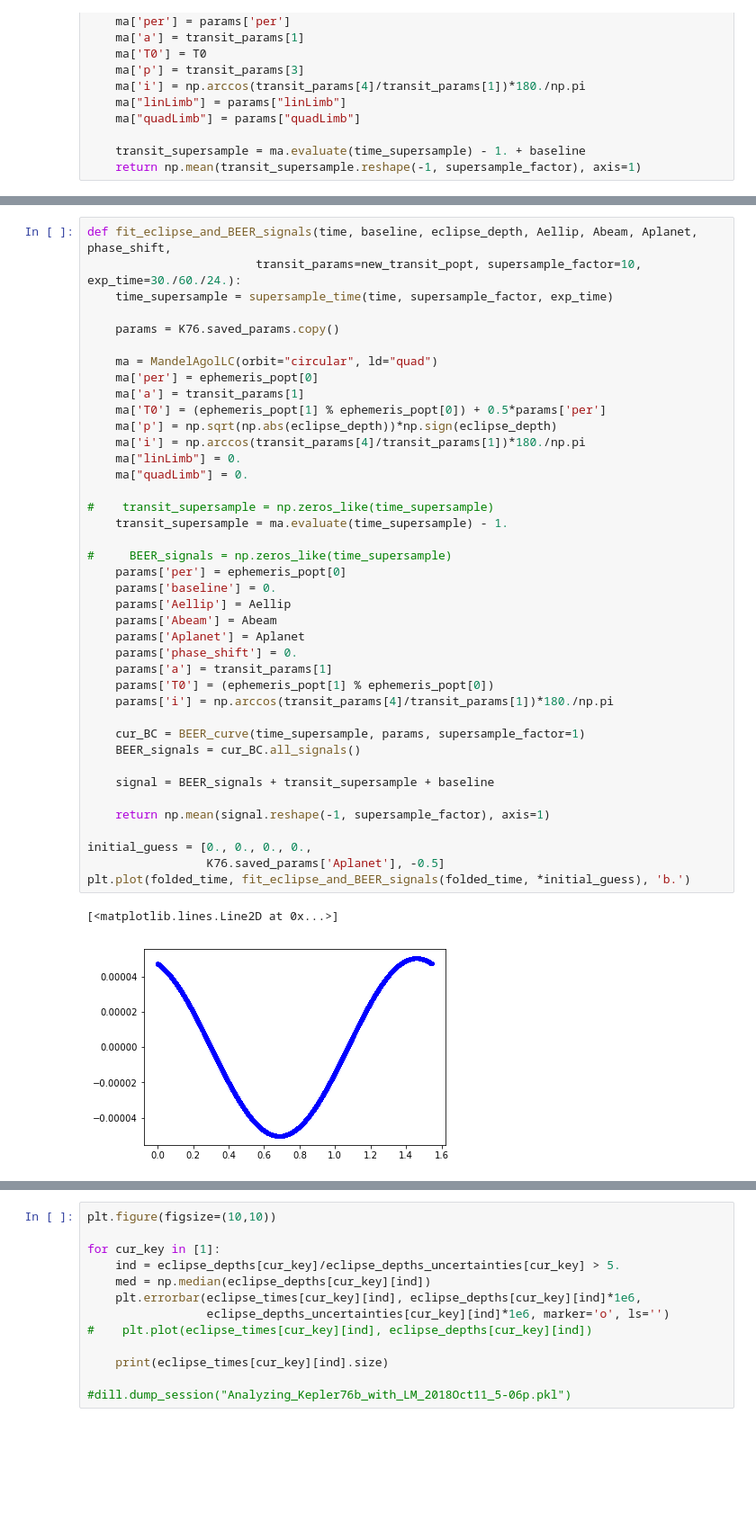
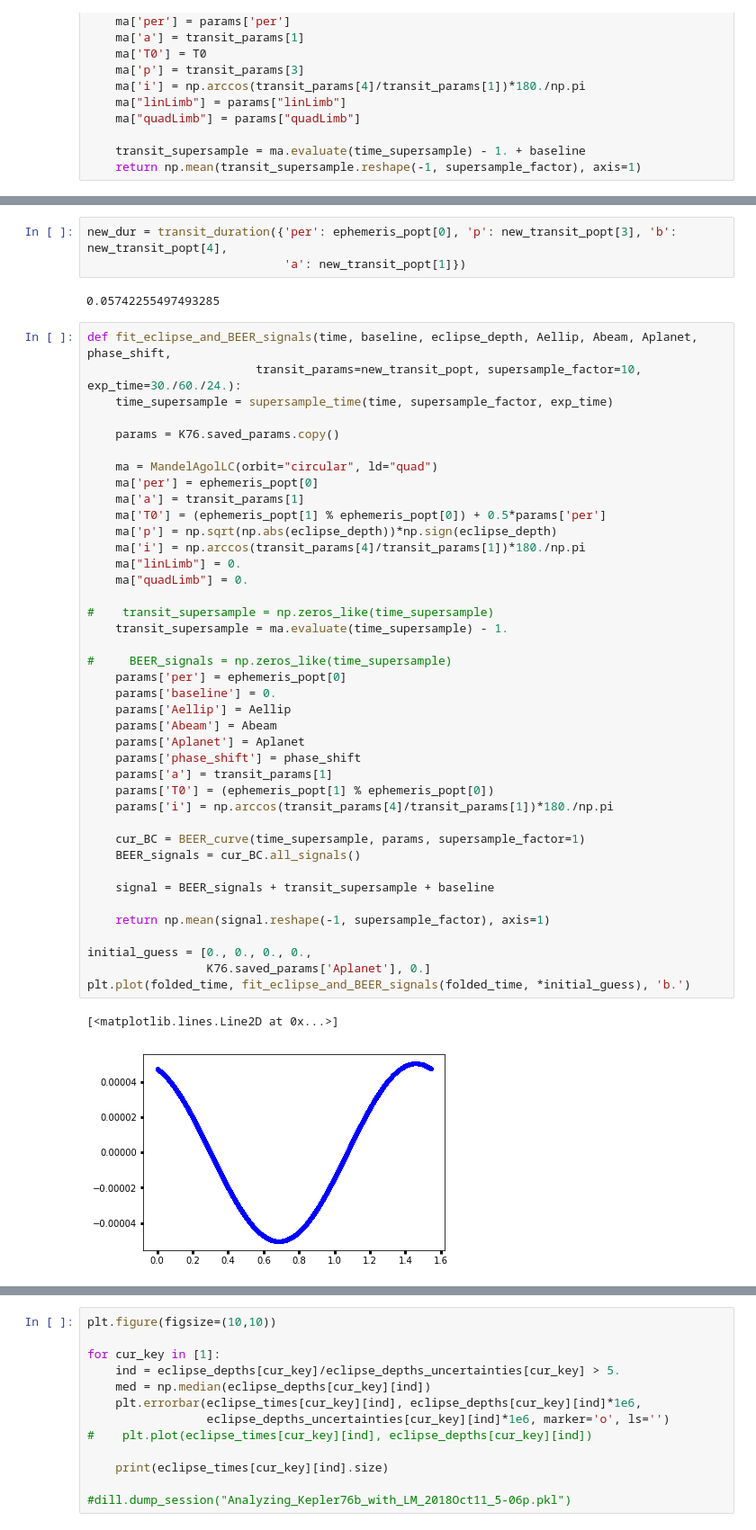
Before and after one commit to BoiseStatePlanetary/Searching-for-Variability-in-Eclipses-in-the-Kepler-Dataset, a Jupyter notebook: code/Analyzing_Kepler76b_with_LM.ipynb, the cells around one changed output, grey strips where cells are left out. Shown at 90% size. Cells and saved outputs as stored; diff of their text form; blank space fills up the shorter version.

```diff
--- a/code/Analyzing_Kepler76b_with_LM.ipynb
+++ b/code/Analyzing_Kepler76b_with_LM.ipynb
@@ -254,3 +271,8 @@ plt.plot(time, fit_transit(time, *new_transit_popt), 'r.')
+# %%
+new_dur = transit_duration({'per': ephemeris_popt[0], 'p': new_transit_popt[3], 'b': new_transit_popt[4],
+                            'a': new_transit_popt[1]})
+# %% [output]
+0.05742255497493285
 # %%
 def fit_eclipse_and_BEER_signals(time, baseline, eclipse_depth, Aellip, Abeam, Aplanet, phase_shift,
                         transit_params=new_transit_popt, supersample_factor=10, exp_time=30./60./24.):
@@ -264,33 +286,33 @@ def fit_eclipse_and_BEER_signals(time, baseline, eclipse_depth, Aellip, Abeam, A
     ma['T0'] = (ephemeris_popt[1] % ephemeris_popt[0]) + 0.5*params['per']
     ma['p'] = np.sqrt(np.abs(eclipse_depth))*np.sign(eclipse_depth)
     ma['i'] = np.arccos(transit_params[4]/transit_params[1])*180./np.pi
     ma["linLimb"] = 0.
     ma["quadLimb"] = 0.
 
 #    transit_supersample = np.zeros_like(time_supersample)
     transit_supersample = ma.evaluate(time_supersample) - 1.
 
 #     BEER_signals = np.zeros_like(time_supersample)
     params['per'] = ephemeris_popt[0]
     params['baseline'] = 0.
     params['Aellip'] = Aellip
     params['Abeam'] = Abeam
     params['Aplanet'] = Aplanet
-    params['phase_shift'] = 0.
+    params['phase_shift'] = phase_shift
     params['a'] = transit_params[1]
     params['T0'] = (ephemeris_popt[1] % ephemeris_popt[0])
     params['i'] = np.arccos(transit_params[4]/transit_params[1])*180./np.pi
 
     cur_BC = BEER_curve(time_supersample, params, supersample_factor=1)
     BEER_signals = cur_BC.all_signals()
 
     signal = BEER_signals + transit_supersample + baseline
 
     return np.mean(signal.reshape(-1, supersample_factor), axis=1)
 
 initial_guess = [0., 0., 0., 0.,
-                 K76.saved_params['Aplanet'], -0.5]
+                 K76.saved_params['Aplanet'], 0.]
 plt.plot(folded_time, fit_eclipse_and_BEER_signals(folded_time, *initial_guess), 'b.')
 # %% [output]
 [<matplotlib.lines.Line2D at 0x...>]
-[figure, old version]
+[figure, new version]
```
Also changed, not shown: parts of 8 cells of this notebook.
